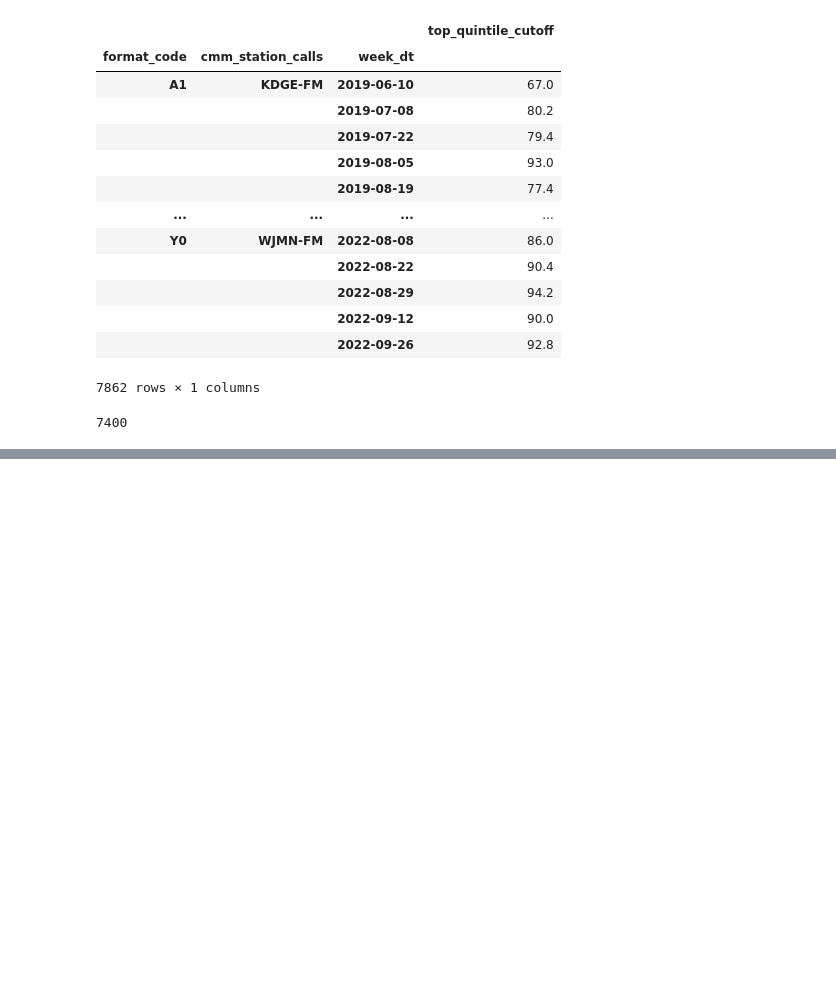
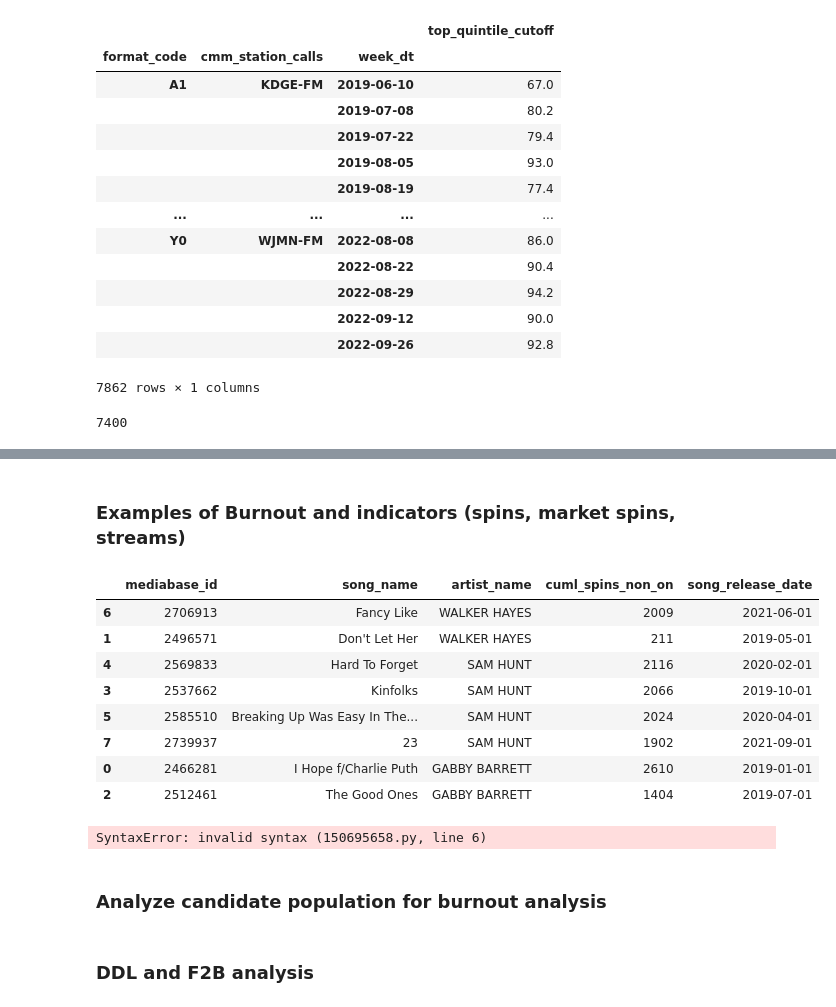
Before and after one commit to gjampanih/adds-early-burnout-warning-model, a Jupyter notebook: notebooks/ebw_metrics_analysis.ipynb, the cells around one changed output, grey strips where cells are left out. Drawn from its saved outputs; the diff is of its cells as text; code cells hidden in the pictures; blank space fills up the shorter version.

```diff
--- a/notebooks/ebw_metrics_analysis.ipynb
+++ b/notebooks/ebw_metrics_analysis.ipynb
@@ -221,0 +287,15 @@ df_ebw_metrics[(df_ebw_metrics['mediabase_id']==2436510) & (df_ebw_metrics['call
+# %% [markdown]
+### Examples of Burnout and indicators (spins, market spins, streams)
+# %%
+artists = ['WALKER HAYES', 'SAM HUNT', 'GABBY BARRETT']
+df_ebw_metrics[(df_ebw_metrics['artist_name'].isin(artists)) & (df_ebw_metrics['weeks_since_release'] <= 104)].groupby (['mediabase_id', 'song_name', 'artist_name']).agg({'cuml_spins_non_on': np.max, 'song_release_date': np.min}).reset_index().sort_values(by=['artist_name', 'cuml_spins_non_on'], ascending=False)
+# %% [output]
+|  | mediabase_id | song_name | artist_name | cuml_spins_non_on | song_release_date |
+| 6 | 2706913 | Fancy Like | WALKER HAYES | 2009 | 2021-06-01 |
+| 1 | 2496571 | Don't Let Her | WALKER HAYES | 211 | 2019-05-01 |
+| 4 | 2569833 | Hard To Forget | SAM HUNT | 2116 | 2020-02-01 |
+| 3 | 2537662 | Kinfolks | SAM HUNT | 2066 | 2019-10-01 |
+| 5 | 2585510 | Breaking Up Was Easy In The... | SAM HUNT | 2024 | 2020-04-01 |
+| 7 | 2739937 | 23 | SAM HUNT | 1902 | 2021-09-01 |
+| 0 | 2466281 | I Hope f/Charlie Puth | GABBY BARRETT | 2610 | 2019-01-01 |
+| 2 | 2512461 | The Good Ones | GABBY BARRETT | 1404 | 2019-07-01 |
@@ -221,0 +304,10 @@ df_ebw_metrics[(df_ebw_metrics['mediabase_id']==2436510) & (df_ebw_metrics['call
+# %%
+# plot F2B, Fav, DDL
+for i in zip(artists, songs_sample):
+    #print(df_temp =
+    print(i[0])
+    df_ebw_metrics[(~pd.isna(df_ebw_metrics['pop'])) & (df_ebw_metrics['artist_name']== i[0]) & (df_ebw_metrics['song_name'] == i[1]) & (df_ebw_metrics['format_code'] == 'C1')
+    & (df_ebw_metrics['call_letters'] == 'WUBL-FM')][['week_dt', 'pop', 'ddl_metric', 'fav_metric', 'f2b_ratio']].set_index(['week_dt']).plot()
+    break
+# %% [output]
+SyntaxError: invalid syntax (150695658.py, line 6)
@@ -221,0 +316,4 @@ df_ebw_metrics[(df_ebw_metrics['mediabase_id']==2436510) & (df_ebw_metrics['call
+# %% [markdown]
+### Analyze candidate population for burnout analysis
+# %% [markdown]
+### DDL and F2B analysis
```
Also changed, not shown: parts of 16 cells of this notebook.
